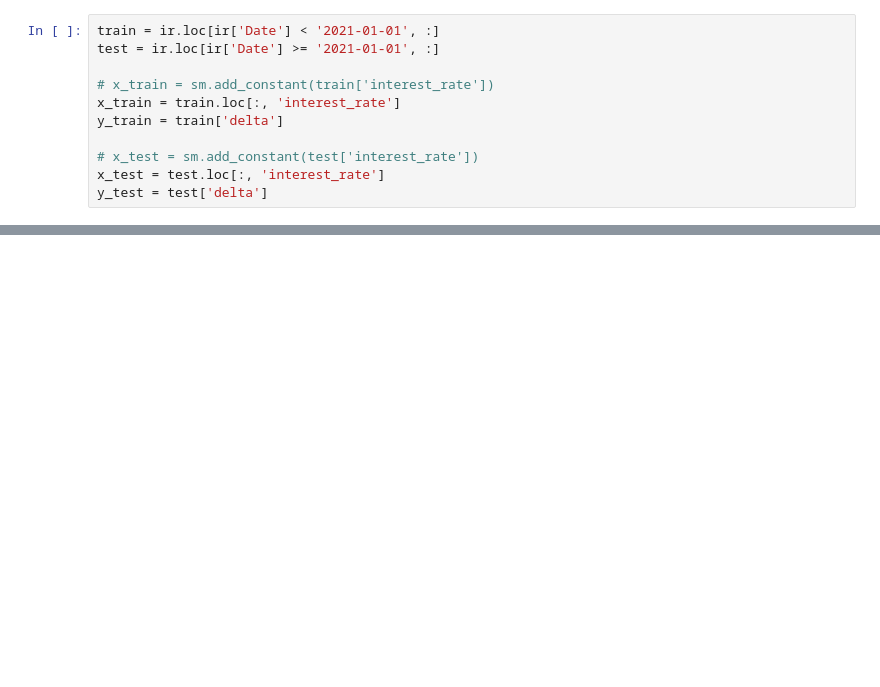
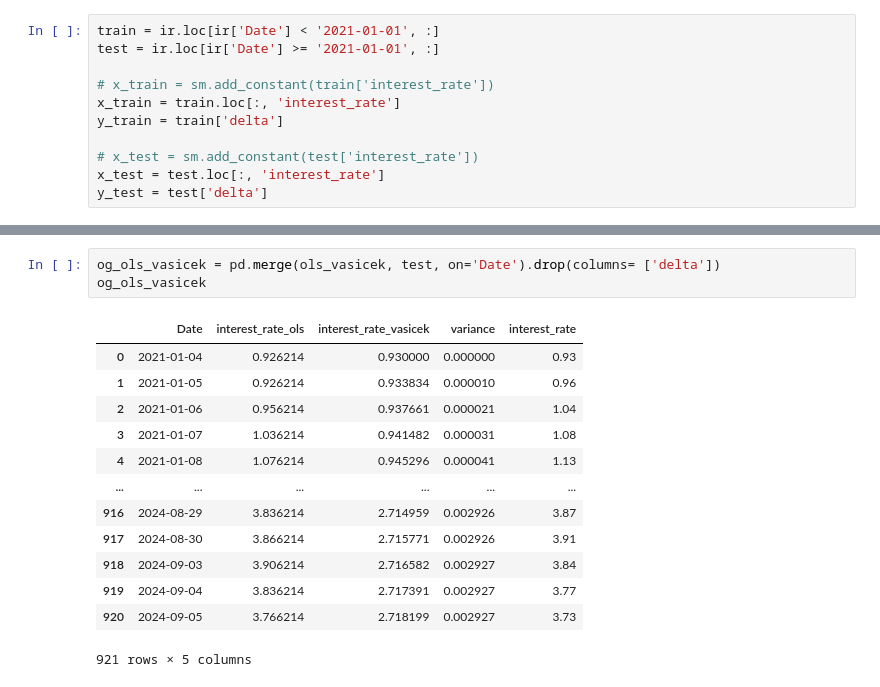
Before and after one commit to alisdghnia/vasicek, a Jupyter notebook: Vasicek-model.ipynb, the cells around one changed output, grey strips where cells are left out. Cells and saved outputs as stored; diff of their text form; blank space fills up the shorter version.

```diff
--- a/Vasicek-model.ipynb
+++ b/Vasicek-model.ipynb
@@ -189,0 +236,17 @@ mse
+# %%
+og_ols_vasicek = pd.merge(ols_vasicek, test, on='Date').drop(columns= ['delta'])
+og_ols_vasicek
+# %% [output]
+|  | Date | interest_rate_ols | interest_rate_vasicek | variance | interest_rate |
+| 0 | 2021-01-04 | 0.926214 | 0.930000 | 0.000000 | 0.93 |
+| 1 | 2021-01-05 | 0.926214 | 0.933834 | 0.000010 | 0.96 |
+| 2 | 2021-01-06 | 0.956214 | 0.937661 | 0.000021 | 1.04 |
+| 3 | 2021-01-07 | 1.036214 | 0.941482 | 0.000031 | 1.08 |
+| 4 | 2021-01-08 | 1.076214 | 0.945296 | 0.000041 | 1.13 |
+| ... | ... | ... | ... | ... | ... |
+| 916 | 2024-08-29 | 3.836214 | 2.714959 | 0.002926 | 3.87 |
+| 917 | 2024-08-30 | 3.866214 | 2.715771 | 0.002926 | 3.91 |
+| 918 | 2024-09-03 | 3.906214 | 2.716582 | 0.002927 | 3.84 |
+| 919 | 2024-09-04 | 3.836214 | 2.717391 | 0.002927 | 3.77 |
+| 920 | 2024-09-05 | 3.766214 | 2.718199 | 0.002927 | 3.73 |
+921 rows × 5 columns
```
Also changed, not shown: parts of 13 cells of this notebook, 2 other files.
